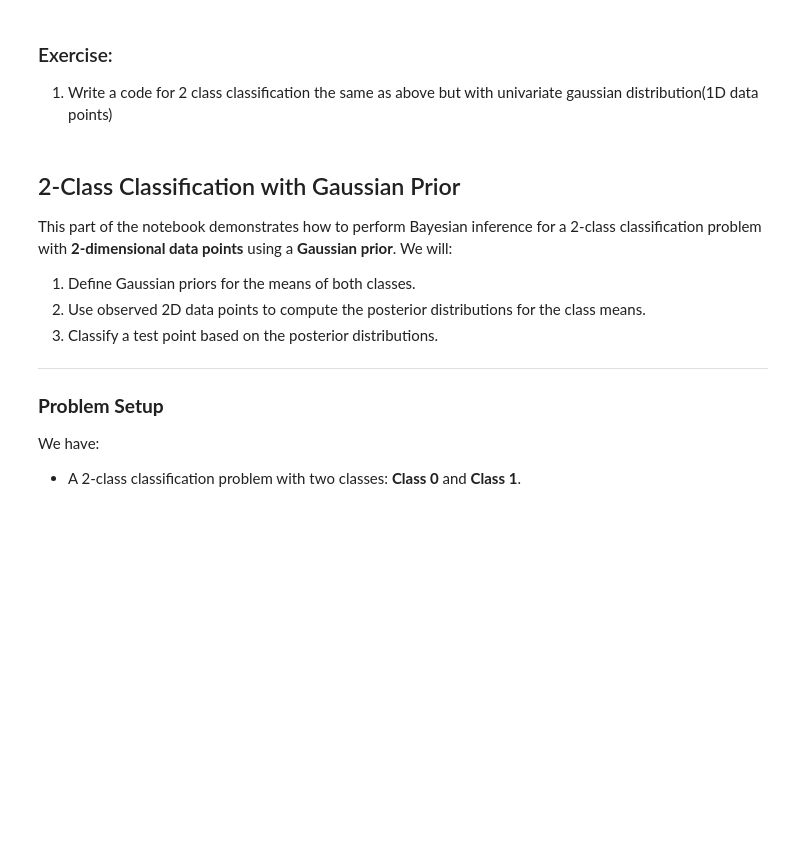
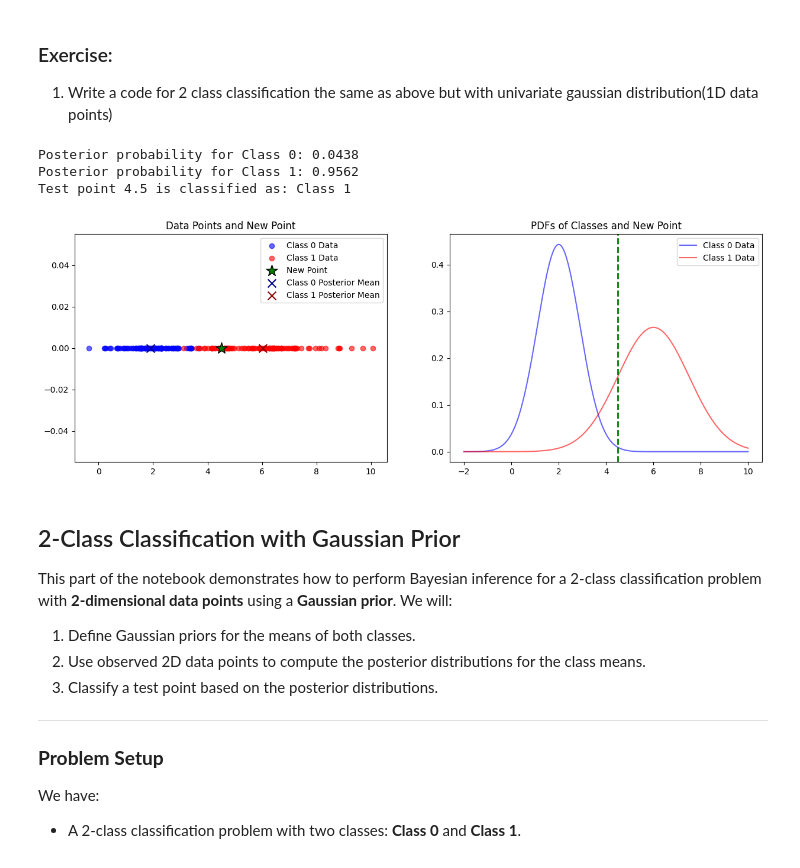
Before and after one commit to Tzu-Liang/COMP64101-Reasoning-and-Learning-under-Uncertainty-Module, a Jupyter notebook: Labs/Lab_Prob&Stats.ipynb, the cells around one changed output. Cells and saved outputs as stored; diff of their text form; code cells hidden in the pictures; blank space fills up the shorter version.

```diff
--- a/Labs/Lab_Prob&Stats.ipynb
+++ b/Labs/Lab_Prob&Stats.ipynb
@@ -804,9 +804,85 @@ Test point [2.5 2.5] is classified as: Class 0
 # %%
 import numpy as np
 import matplotlib.pyplot as plt
 from scipy.stats import norm
 
 ## Enter your code here
+np.random.seed(42)
+
+# Generate synthetic 1D data for two classes
+n_class_0 = 100
+n_class_1 = 100
+
+# True means and variances for the data
+mu_0_true = 2  # True mean for Class 0
+mu_1_true = 6  # True mean for Class 1
+sig_0 = .9
+sig_1 = 1.5
+
+# Generate data for Class 0 and Class 1
+X_class_0 = np.random.normal(mu_0_true, sig_0, n_class_0)
+X_class_1 = np.random.normal(mu_1_true, sig_1, n_class_1)
+mu_0_posterior = np.mean(X_class_0)
+mu_1_posterior = np.mean(X_class_1)
+var_0_mean_posterior = sig_0**2 / n_class_0
+var_1_mean_posterior = sig_1**2 / n_class_1
+
+new_point = 4.5
+
+# Predictive Standard Deviation (STD) is sqrt(Var(data) + Var(mean_posterior))
+# STD_pred = sqrt(sig_k^2 + var_k_mean_posterior)
+std_0_predictive = np.sqrt(sig_0**2 + var_0_mean_posterior)
+std_1_predictive = np.sqrt(sig_1**2 + var_1_mean_posterior)
+
+# Compute posterior probabilities for the test point
+## Enter you code here
+prob_class_0 = norm.pdf(new_point, mu_0_posterior, std_0_predictive)
+prob_class_1 = norm.pdf(new_point, mu_1_posterior, std_1_predictive )
+
+# Classify the test point
+if prob_class_0 > prob_class_1:
+    classification = "Class 0"
+else:
+    classification = "Class 1"
+print(f"Posterior probability for Class 0: {prob_class_0/(prob_class_0+prob_class_1):.4f}")
+print(f"Posterior probability for Class 1: {prob_class_1/(prob_class_0+prob_class_1):.4f}")
+print(f"Test point {new_point} is classified as: {classification}")
+
+
+# Plot 1: Data points, posterior means, and test point
+plt.figure(figsize=(15, 5))
+plt.subplot(1, 2, 1)
+
+plt.scatter(X_class_0, np.zeros(n_class_0), label="Class 0 Data", color="blue", alpha=0.6)
+plt.scatter(X_class_1, np.zeros(n_class_1), label="Class 1 Data", color="red", alpha=0.6)
+plt.scatter(new_point, 0, label="New Point", color="green", marker="*", s=200, edgecolor="black")
+
+
+plt.scatter(mu_0_posterior, 0, label="Class 0 Posterior Mean", color="darkblue", marker="x", s=100)
+plt.scatter(mu_1_posterior, 0, label="Class 1 Posterior Mean", color="darkred", marker="x", s=100)
+
+plt.title("Data Points and New Point")
+plt.legend()
+
+plt.subplot(1, 2, 2)
+
+x = np.linspace(-2, 10, 1000)
+
+plt.plot(x, norm.pdf(x, mu_0_true, sig_0),label="Class 0 Data",color="blue", alpha=0.6)
+plt.plot(x, norm.pdf(x, mu_1_true, sig_1),label="Class 1 Data",color="red", alpha=0.6)
+plt.axvline(x=4.5, color='green', linestyle='--', linewidth=2)
+
+plt.title("PDFs of Classes and New Point")
+plt.legend()
+
+
+
+plt.show()
+# %% [output]
+Posterior probability for Class 0: 0.0438
+Posterior probability for Class 1: 0.9562
+Test point 4.5 is classified as: Class 1
+[figure, added]
 # %% [markdown]
 ## 2-Class Classification with Gaussian Prior
 
```
Also changed, not shown: parts of 2 cells of this notebook.
